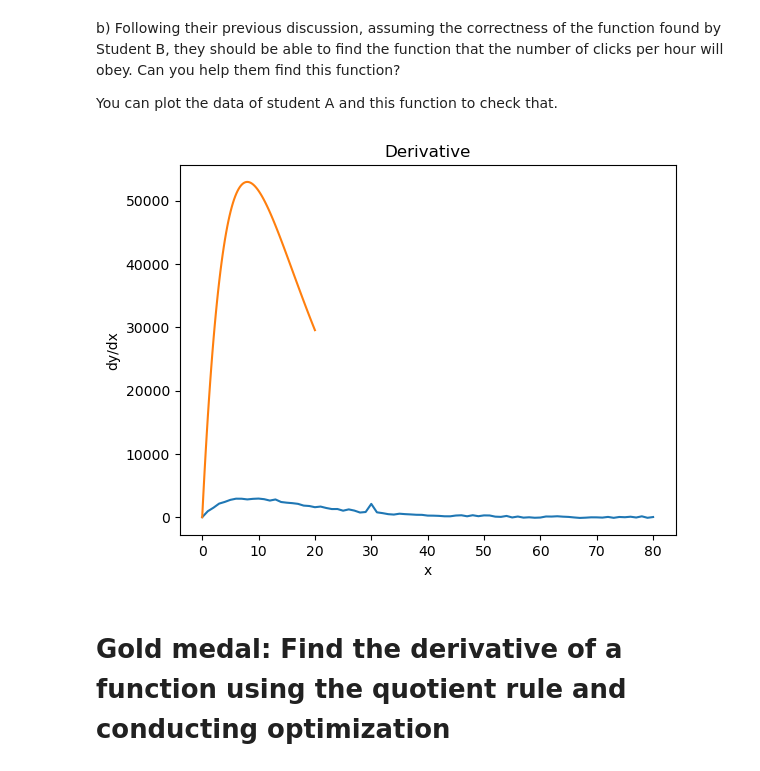
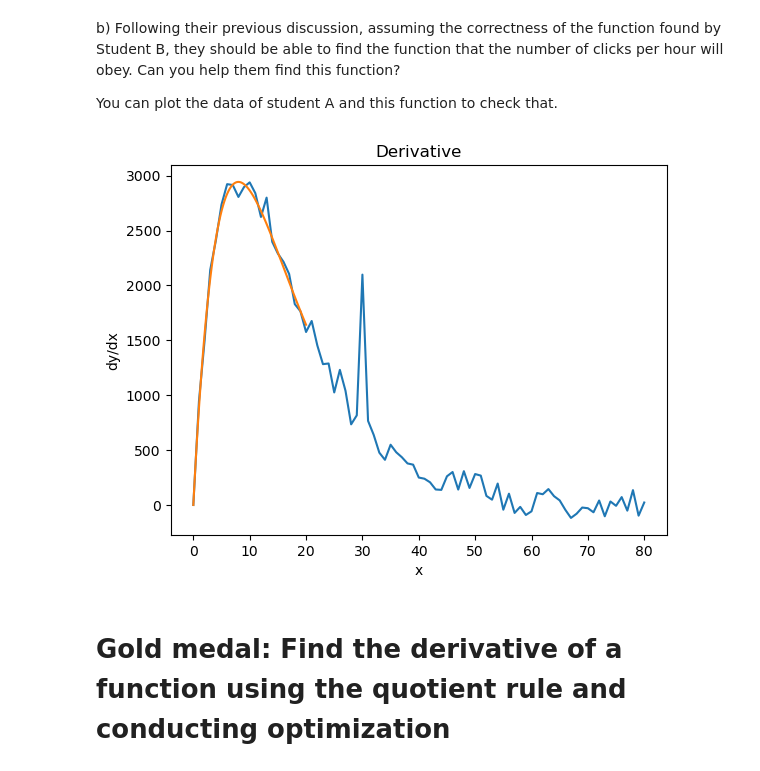
Before and after one commit to merijnvervoorn/computational-thinking-week-individual-15136191, a Jupyter notebook: challenge_calculus/Review_Calculus.ipynb, the cells around one changed output. Cells and saved outputs as stored; diff of their text form; code cells hidden in the pictures.

```diff
--- a/challenge_calculus/Review_Calculus.ipynb
+++ b/challenge_calculus/Review_Calculus.ipynb
@@ -180,27 +180,27 @@ b) Following their previous discussion, assuming the correctness of the function
 You can plot the data of student A and this function to check that.
 # %%
 def DerivativeExp(x):
-    y = 18000*x * np.exp(-x/8)
+    y = (18000*x * np.exp(-x/8))/18
     pass
     return y
 
 x = np.linspace(0, 20, 100)
 y = DerivativeExp(x)
 
 x2 = data['time (h)']
 y2 = data['clicks per hour']
 
 fig, ax = plt.subplots()
 
 ax.plot(x2, y2, label="Student A Data")
 
 plt.plot(x, y)
 plt.xlabel('x')
 plt.ylabel('dy/dx')
 plt.title('Derivative')
 plt.show()
 # %% [output]
-[figure, old version]
+[figure, new version]
 # %% [markdown]
 # Gold medal: Find the derivative of a function using the quotient rule and conducting optimization
 # %% [markdown]
```
Also changed, not shown: 1 other file.
